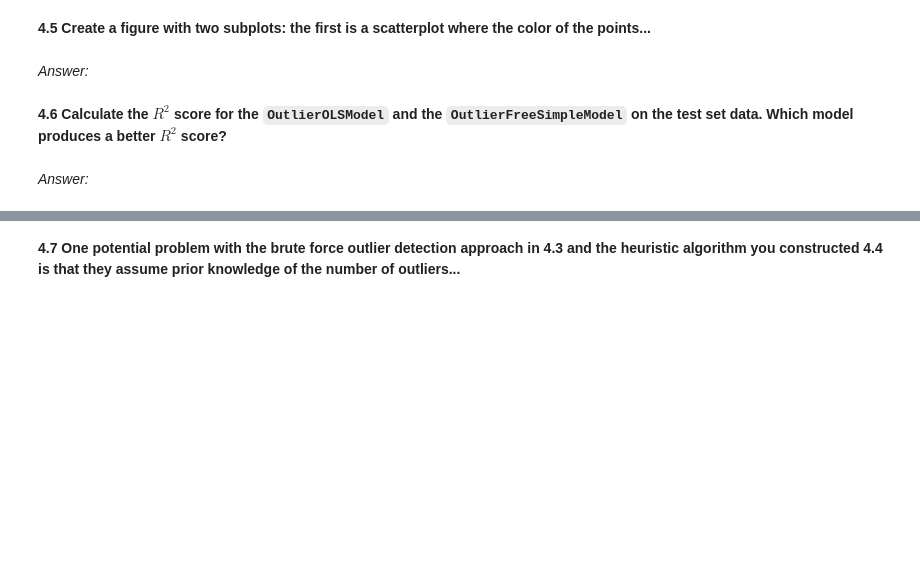
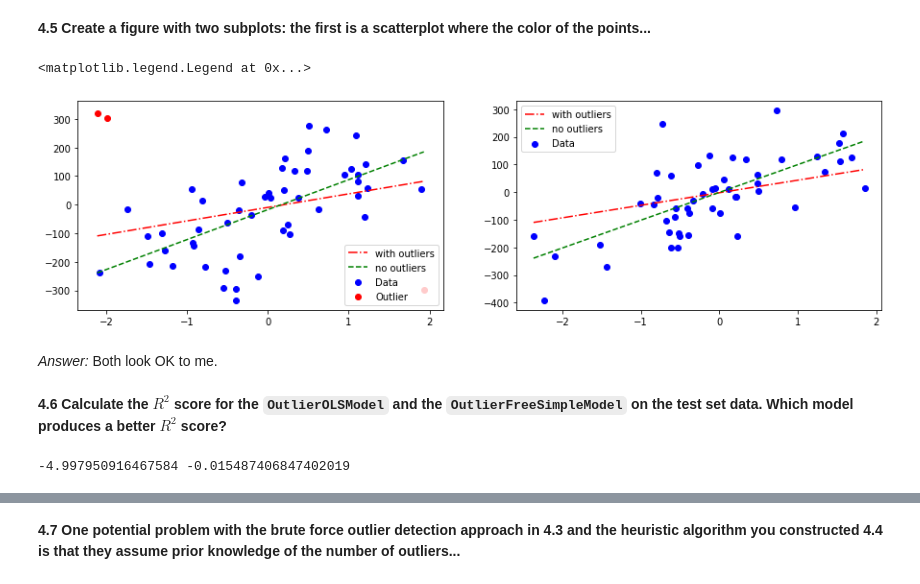
Before and after one commit to kcang2/cs109a, a Jupyter notebook: homeworks/cs109a_hw2.ipynb, the cells around one changed output, grey strips where cells are left out. Cells and saved outputs as stored; diff of their text form; code cells hidden in the pictures; blank space fills up the shorter version.

```diff
--- a/homeworks/cs109a_hw2.ipynb
+++ b/homeworks/cs109a_hw2.ipynb
@@ -405,5 +413,6 @@ You may recall from lectures that OLS Linear Regression can be susceptible to ou
 **4.2 Choose `X` as your feature variable and `Y` as your response variable.  Use `statsmodel` to create a Linear Regression model on the training set data.  Store your model in the variable `OutlierOLSModel`.**
 # %%
 # your code here
+OutlierOLSModel = OLS(train_out["Y"], sm.add_constant(train_out["X"]))
 # %% [markdown]
 **4.3 You're given the knowledge ahead of time that there are 3 outliers...Using this method, how many times will you have to calculate the Linear Regression coefficients on the training data?**
@@ -412,8 +427,41 @@ You may recall from lectures that OLS Linear Regression can be susceptible to ou
 # %% [markdown]
 **4.4  Construct an approximate algorithm to find a user-specified number of outlier candidates in the training data...**
+# %%
+def find_outliers_simple(dataset_x, dataset_y, num_outliers):
+    line = OLS(dataset_y, sm.add_constant(dataset_x))
+    results = line.fit()
+    return list(np.argsort(np.abs(np.array(results.resid)))[-num_outliers:])
+
+outlier_indices = find_outliers_simple(train_out["Y"], train_out["X"], 3)
+OutlierFreeSimpleModel = OLS(train_out.drop(outlier_indices)["Y"],
+                             sm.add_constant(train_out.drop(outlier_indices)["X"]))
 # %% [markdown]
 **4.5 Create a figure with two subplots: the first is a scatterplot where the color of the points...**
-# %% [markdown]
-*Answer:*
+# %%
+fig, ax = plt.subplots(1, 2, figsize=(15,4))
+fig.subplots_adjust(wspace=0.2)
+
+ax[0].scatter(train_out.drop(outlier_indices)["X"], train_out.drop(outlier_indices)["Y"], c='b', label="Data")
+ax[0].scatter(train_out.iloc[outlier_indices]["X"], train_out.iloc[outlier_indices]["Y"], c='r', label="Outlier")
+
+x = np.linspace(train_out['X'].min(), train_out['X'].max(), 100)
+no_outlier = OutlierFreeSimpleModel.predict(OutlierFreeSimpleModel.fit().params, exog=sm.add_constant(x))
+outlier = OutlierOLSModel.predict(OutlierOLSModel.fit().params, exog=sm.add_constant(x))
+
+ax[0].plot(x, outlier, 'r-.', label="with outliers")
+ax[0].plot(x, no_outlier, 'g--', label="no outliers")
+ax[0].legend(loc='best')
+
+test_out = pd.read_csv("data/outliers_test.csv")
+x = np.linspace(test_out['X'].min(), test_out['X'].max(), 100)
+ax[1].scatter(test_out["X"], test_out["Y"], c='b', label="Data")
+ax[1].plot(x, outlier, 'r-.', label="with outliers")
+ax[1].plot(x, no_outlier, 'g--', label="no outliers")
+ax[1].legend(loc='best')
+# %% [output]
+<matplotlib.legend.Legend at 0x...>
+[figure, added]
+# %% [markdown]
+*Answer:* Both look OK to me.
 # %% [markdown]
 **4.6 Calculate the $R^2$ score for the `OutlierOLSModel` and the `OutlierFreeSimpleModel` on the test set data.  Which model produces a better $R^2$ score?**
@@ -422,2 +468,8 @@ You may recall from lectures that OLS Linear Regression can be susceptible to ou
-# %% [markdown]
-*Answer:*
+# %%
+# your code here
+y_out = OutlierOLSModel.predict(OutlierOLSModel.fit().params, exog=sm.add_constant(test_out['X']))
+y_no_out = OutlierFreeSimpleModel.predict(OutlierFreeSimpleModel.fit().params, exog=sm.add_constant(test_out['X']))
+
+print(r2_score(y_out, test_out["Y"]), r2_score(y_no_out, test_out["Y"]))
+# %% [output]
+-4.997950916467584 -0.015487406847402019
```
Also changed, not shown: parts of 10 cells of this notebook.
